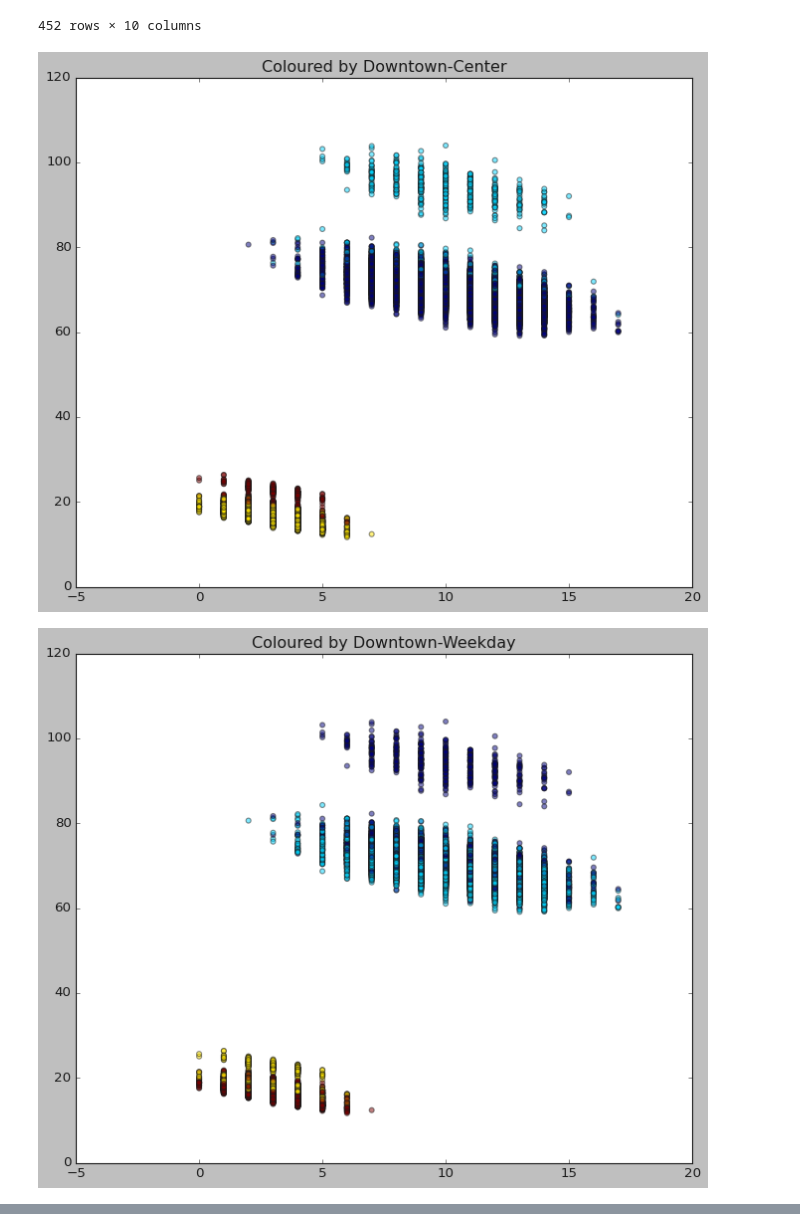
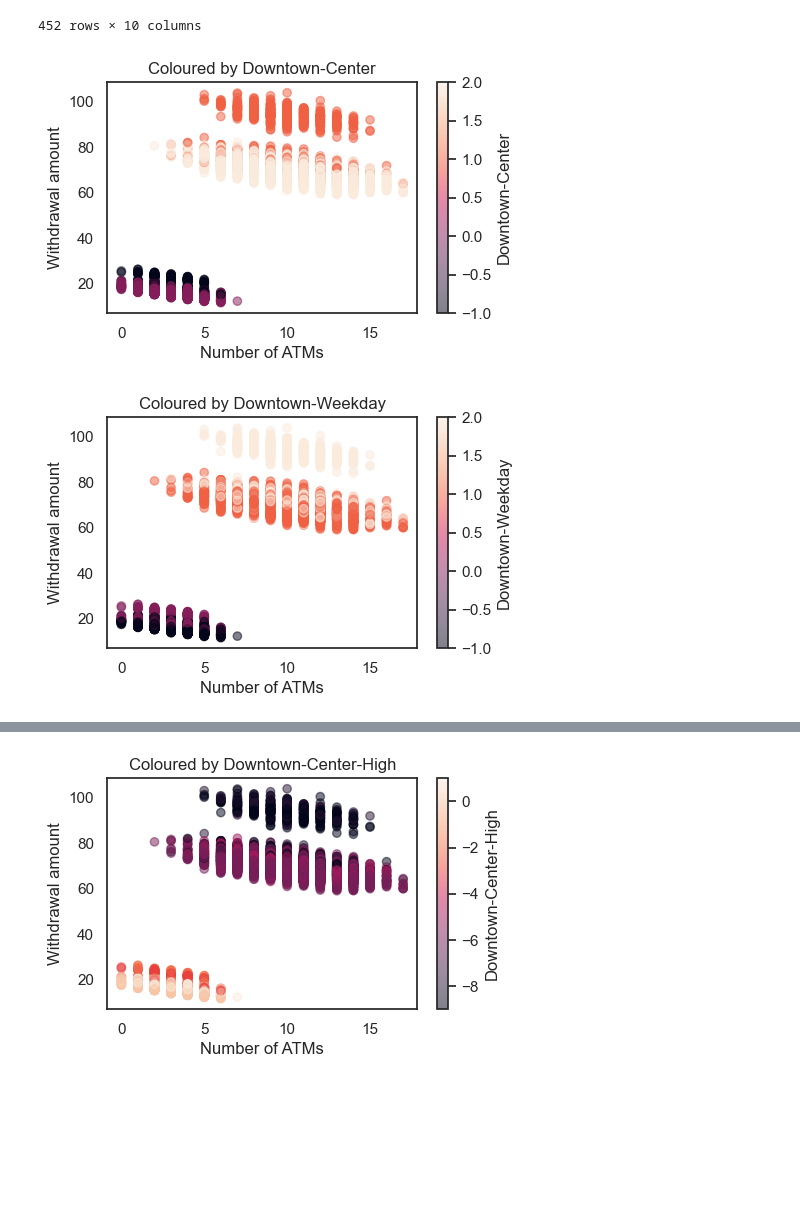
Before and after one commit to ekg-21/econ3203_Y, a Jupyter notebook: eda_notebook.ipynb, the cells around one changed output, grey strips where cells are left out. Cells and saved outputs as stored; diff of their text form; code cells hidden in the pictures; blank space fills up the shorter version.

Commit message:
Adding interactions

```diff
--- a/eda_notebook.ipynb
+++ b/eda_notebook.ipynb
@@ -472,21 +472,24 @@ high_withdraw
 # %%
 """"
 New approach - there's got to be some sort of interaction that gives us the split on the data
 """
 interactions = ['Downtown', 'Center', 'Weekday', 'High']
 
 test_atm = atm.copy()
 test_atm.drop(['Downtown-Center', 'Downtown-Weekday', 'Downtown-High'], axis=1)
 
 while len(interactions) != 0:
     first_var = interactions.pop(0)
     for second_var in interactions:
         interaction_var = f'{first_var}-{second_var}'
-        test_atm[interaction_var] = test_atm.apply(lambda x: -2 * x[first_var] + x[second_var], axis = 1)
-        plt.figure(figsize=(10, 8))
-        plt.scatter(x='ATMs',y='Withdraw',c=interaction_var, data=test_atm, alpha=0.5)
+        test_atm[interaction_var] = test_atm.apply(lambda x: 2 * x[first_var] - x[second_var], axis = 1)
+        fig, ax = plt.subplots()
+        scatter_plt = ax.scatter(x='ATMs',y='Withdraw',c=interaction_var, data=test_atm, alpha=0.5)
+        ax.set_xlabel('Number of ATMs')
+        ax.set_ylabel('Withdrawal amount')
+        fig.colorbar(scatter_plt, label=interaction_var)
         plt.title(f'Coloured by {interaction_var}')
         plt.show()
 # %% [output]
-[figure, old version]
+[figure, new version]
-[figure, old version]
+[figure, new version]
@@ -496,0 +500,13 @@ while len(interactions) != 0:
+# %%
+test_atm['Downtown-Center-High'] = test_atm.apply(lambda x: -6 * x['Downtown'] - 3* x['Center'] + x['High'], axis = 1)
+test_atm[['Downtown', 'Center', 'High', 'Downtown-Center-High']].drop_duplicates()
+
+fig, ax = plt.subplots()
+scatter_plt = ax.scatter(x='ATMs',y='Withdraw',c='Downtown-Center-High', data=test_atm, alpha=0.5)
+ax.set_xlabel('Number of ATMs')
+ax.set_ylabel('Withdrawal amount')
+fig.colorbar(scatter_plt, label='Downtown-Center-High')
+plt.title(f'Coloured by Downtown-Center-High')
+plt.show()
+# %% [output]
+[figure, added]
```
Also changed, not shown: parts of 1 cell of this notebook.
